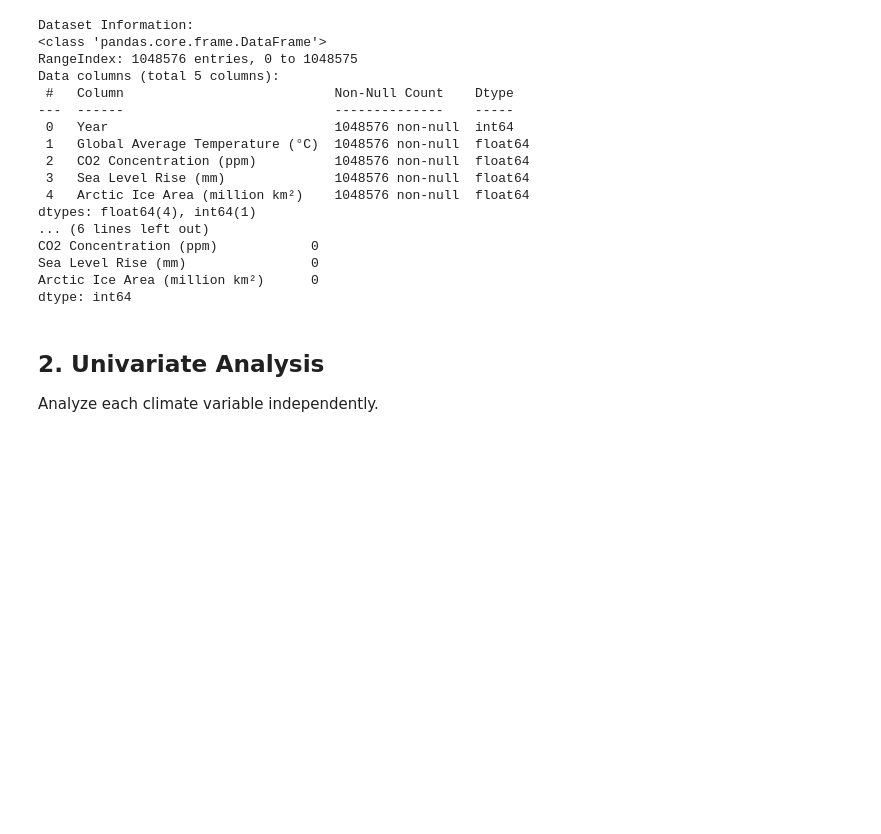
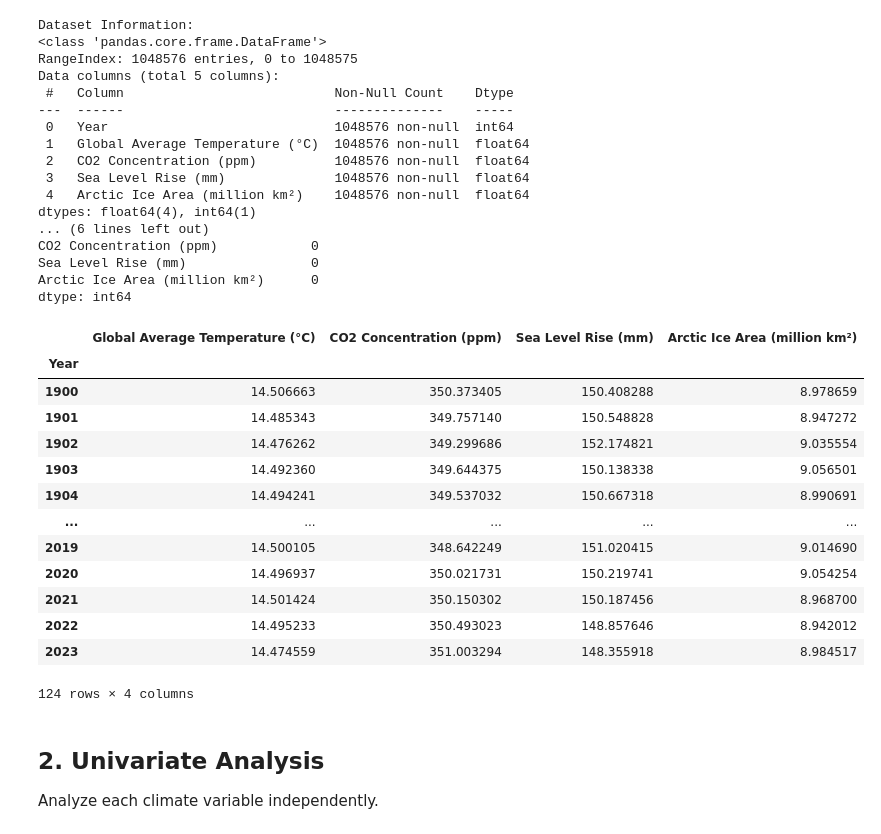
Before and after one commit to Omdena-NIC-Nepal/complete-eda-letsdoit, a Jupyter notebook: climate_eda.ipynb, the cells around one changed output. Cells and saved outputs as stored; diff of their text form; code cells hidden in the pictures; blank space fills up the shorter version.

```diff
--- a/climate_eda.ipynb
+++ b/climate_eda.ipynb
@@ -60,7 +62,35 @@ dtype: int64
 # %%
 # TODO: Aggregate data by year to create a 124-year time series
 # Your code here
-df1=df.groupby('Year').agg('mean')
+def yearly_aggregation(data):
+    """
+    Aggregate the DataFrame by 'Year' using the mean of numeric columns.
+
+    Parameters:
+    df (pd.DataFrame): The input DataFrame which must include a 'Year' column.
+
+    Returns:
+    pd.DataFrame: A DataFrame aggregated by year with mean values.
+    """
+    aggregation_data = data.groupby('Year').agg('mean')
+    return aggregation_data
+df1=yearly_aggregation(df)
+df1
+# %% [output]
+|  | Global Average Temperature (°C) | CO2 Concentration (ppm) | Sea Level Rise (mm) | Arctic Ice Area (million km²) |
+| Year |  |  |  |  |
+| 1900 | 14.506663 | 350.373405 | 150.408288 | 8.978659 |
+| 1901 | 14.485343 | 349.757140 | 150.548828 | 8.947272 |
+| 1902 | 14.476262 | 349.299686 | 152.174821 | 9.035554 |
+| 1903 | 14.492360 | 349.644375 | 150.138338 | 9.056501 |
+| 1904 | 14.494241 | 349.537032 | 150.667318 | 8.990691 |
+| ... | ... | ... | ... | ... |
+| 2019 | 14.500105 | 348.642249 | 151.020415 | 9.014690 |
+| 2020 | 14.496937 | 350.021731 | 150.219741 | 9.054254 |
+| 2021 | 14.501424 | 350.150302 | 150.187456 | 8.968700 |
+| 2022 | 14.495233 | 350.493023 | 148.857646 | 8.942012 |
+| 2023 | 14.474559 | 351.003294 | 148.355918 | 8.984517 |
+124 rows × 4 columns
 # %% [markdown]
 ## 2. Univariate Analysis
 
```
Also changed, not shown: parts of 3 cells of this notebook, 1 other file.
